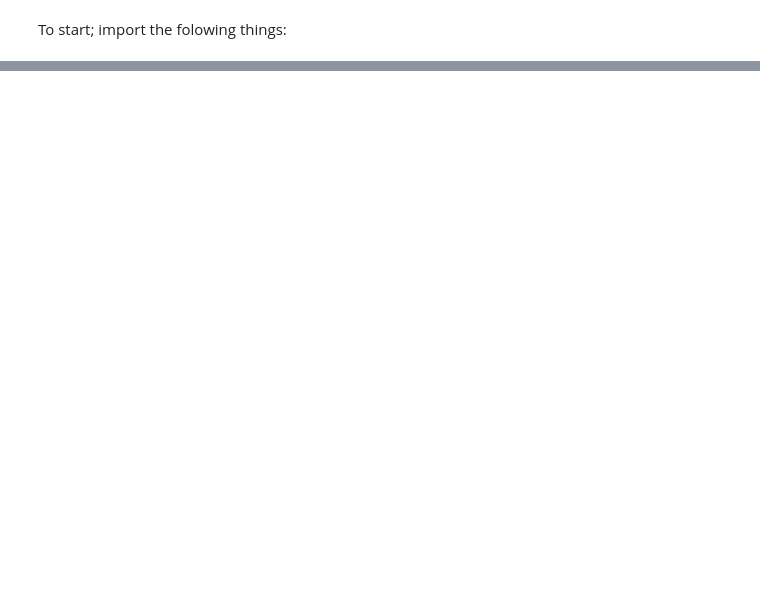
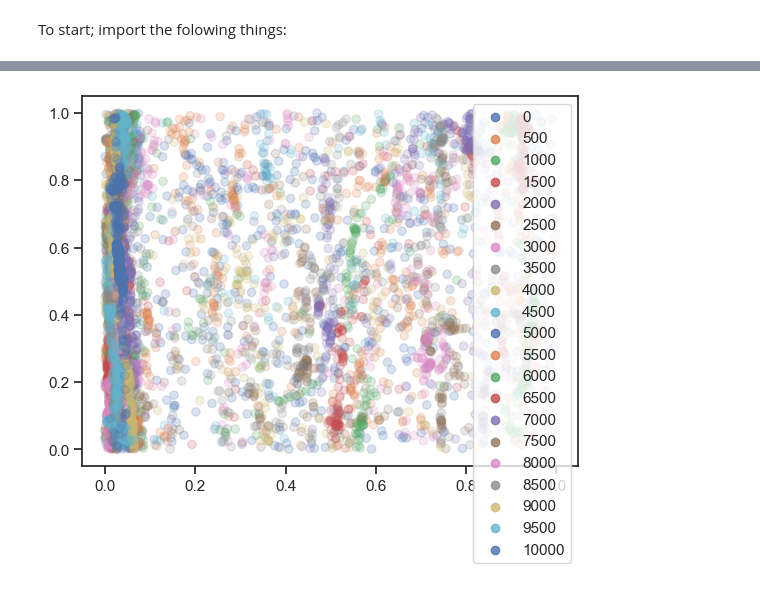
Before and after one commit to LeoCMagi/McFly, a Jupyter notebook: Analysis/Template.ipynb, the cells around one changed output, grey strips where cells are left out. Drawn from its saved outputs; the diff is of its cells as text; code cells hidden in the pictures; blank space fills up the shorter version.

```diff
--- a/Analysis/Template.ipynb
+++ b/Analysis/Template.ipynb
@@ -36,0 +45,6 @@ plt.plot(t,S, "blue")
+# %%
+#trace la distrib de vitesse à chaque temps.
+for time in data.time.unique():
+    plt.hist(data.speed[data.time == time],alpha=0.5,bins=100,density=False,label=time,range=(np.min(data.speed), np.max(data.speed)))
+    plt.xlabel("speed")
+    plt.legend()
@@ -36,0 +53,13 @@ plt.plot(t,S, "blue")
+# %%
+#plot la position de chaque oiseau à chaque temps : une couleur= un temps
+import numpy as np
+df = pd.read_csv("data.csv")
+for i, time in enumerate(df.time.unique()):
+    df.loc[df.time == time, "colors"] = f"C{i}"
+
+plt.scatter(df.x, df.y, c=df["colors"], alpha=0.2)
+for i, time in enumerate(df.time.unique()):
+    plt.scatter([], [], c="C{}".format(i), alpha=0.8, label=time)
+plt.legend();
+# %% [output]
+[figure, added]
```
Also changed, not shown: parts of 6 cells of this notebook.
